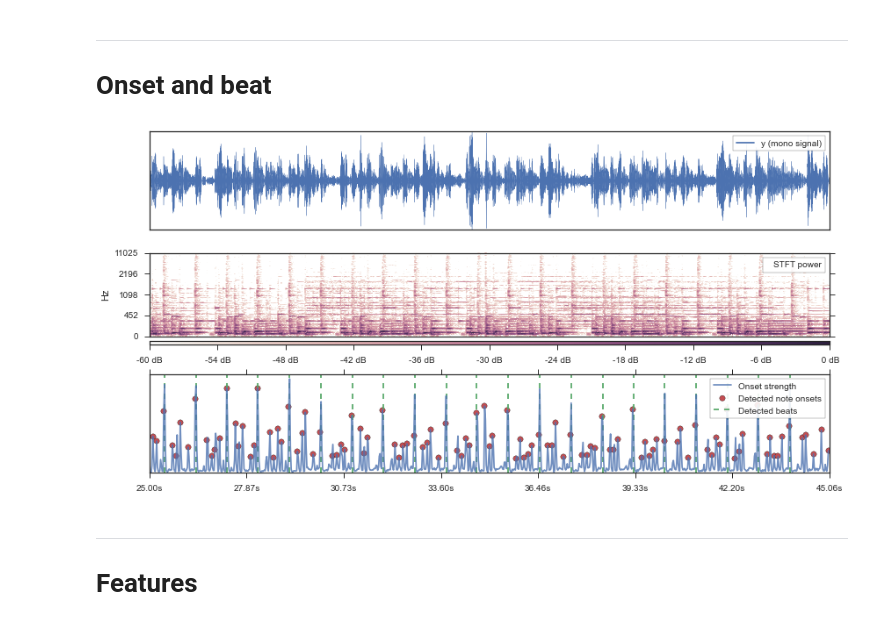
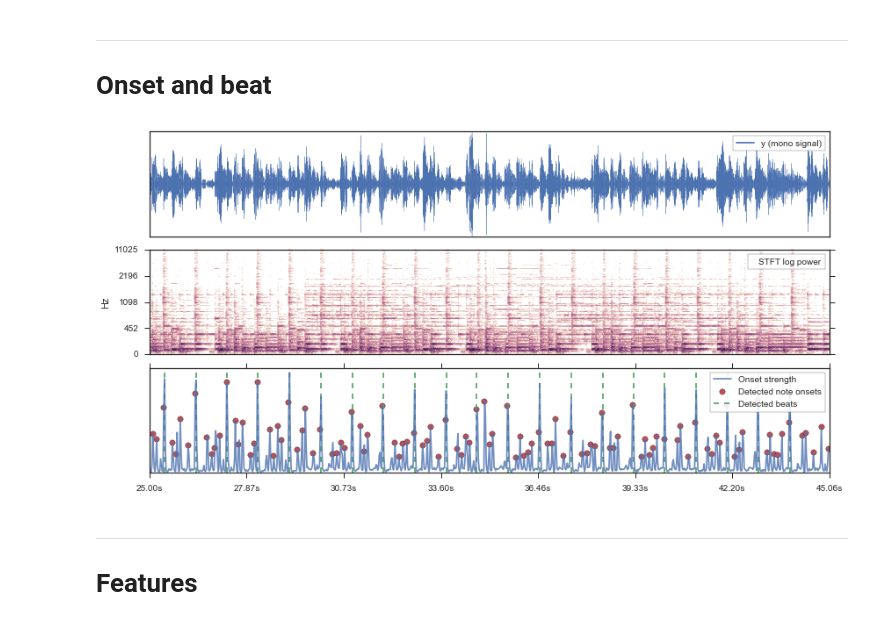
Before and after one commit to scipy-conference/scipy_proceedings, a Jupyter notebook: papers/brian_mcfee/Figure construction.ipynb, the cells around one changed output. Drawn from its saved outputs; the diff is of its cells as text; code cells hidden in the pictures.

```diff
--- a/papers/brian_mcfee/Figure construction.ipynb
+++ b/papers/brian_mcfee/Figure construction.ipynb
@@ -33,36 +33,36 @@ plt.plot([], color=seaborn.color_palette()[0], label='y (mono signal)')
 plt.legend(frameon=True, framealpha=0.9, loc='best')
 
 plt.subplot(3, 1, 2)
 librosa.display.specshow(librosa.logamplitude(S**2, ref_power=np.max, top_db=60), y_axis='log')
-plt.colorbar(orientation='horizontal', fraction=0.1, aspect=200, format='%2.0f dB', pad=0.05)
-plt.plot([], linestyle='', marker='', label='STFT power')
+#plt.colorbar(orientation='horizontal', fraction=0.1, aspect=200, format='%2.0f dB', pad=0.05)
+plt.plot([], linestyle='', marker='', label='STFT log power')
 plt.legend(frameon=True, framealpha=0.9, loc='best', handlelength=0)
 
 
 plt.subplot(3, 1, 3)
 plt.plot(odf, alpha=0.8, label='Onset strength')
 plt.scatter(onsets, odf[onsets], c=seaborn.color_palette()[2], marker='o', s=40, label='Detected note onsets')
 plt.vlines(beats,
            odf.min(),
            1.05 * odf.max(),
            colors=seaborn.color_palette()[1],
            linestyle='--', label='Detected beats')
 plt.xlim([0, len(odf)])
 plt.ylim([odf.min(), odf.max() * 1.05])
 plt.yticks([])
 
 librosa.display.time_ticks(np.linspace(0, len(odf), num=8, endpoint=True),
                            25.0 + librosa.frames_to_time(np.linspace(0, len(odf), num=8, endpoint=True),
                                                          sr=sr,
                                                          hop_length=512),
                            n_ticks=8)
 
 plt.legend(frameon=True, framealpha=0.9)
 
 plt.tight_layout()
 plt.savefig('tour.pdf', pad_inches=None, bbox_inches='tight')
 # %% [output]
-[figure, old version]
+[figure, new version]
 # %% [markdown]
 ---
 # Features
```
Also changed, not shown: parts of 1 cell of this notebook, 3 other files.
